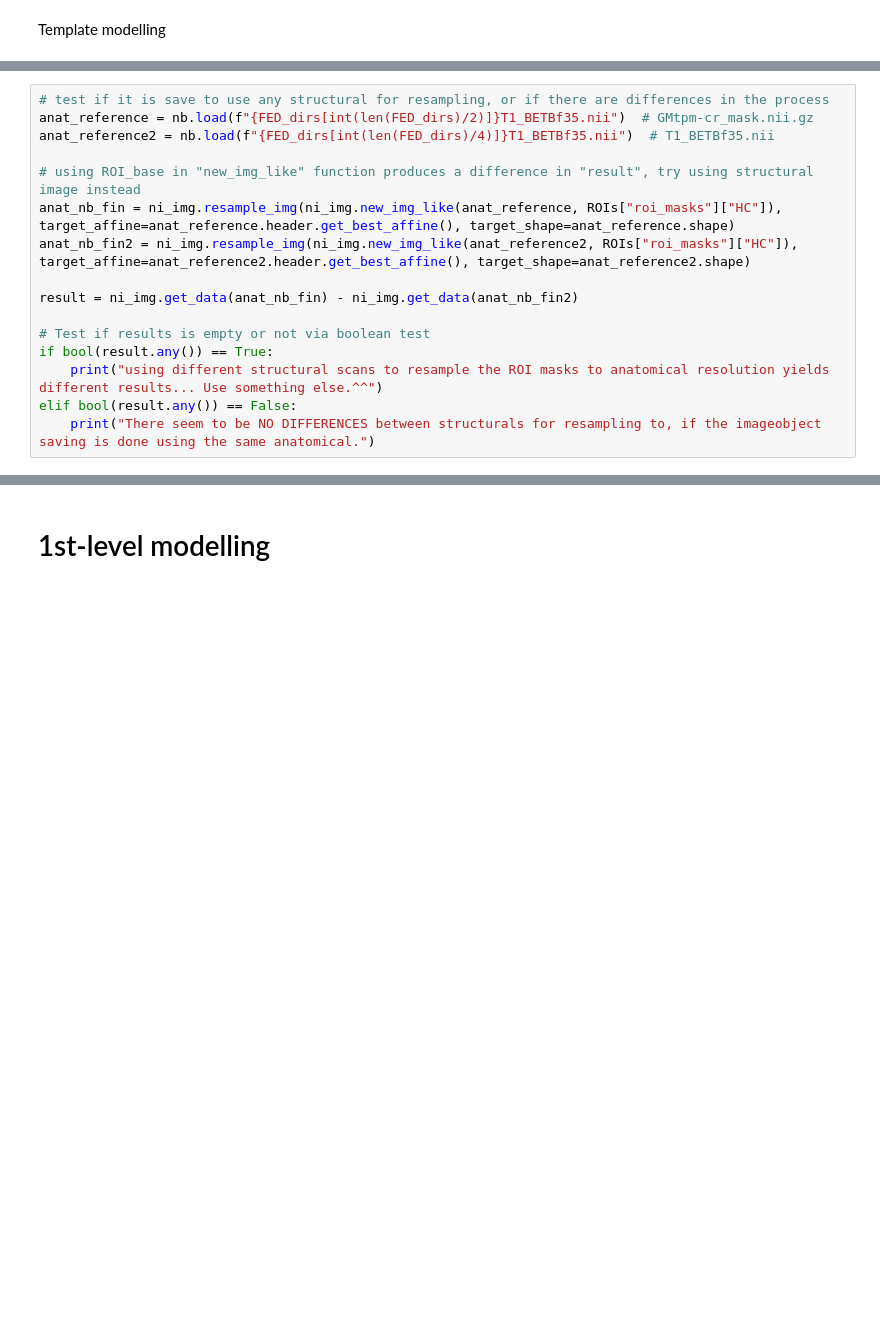
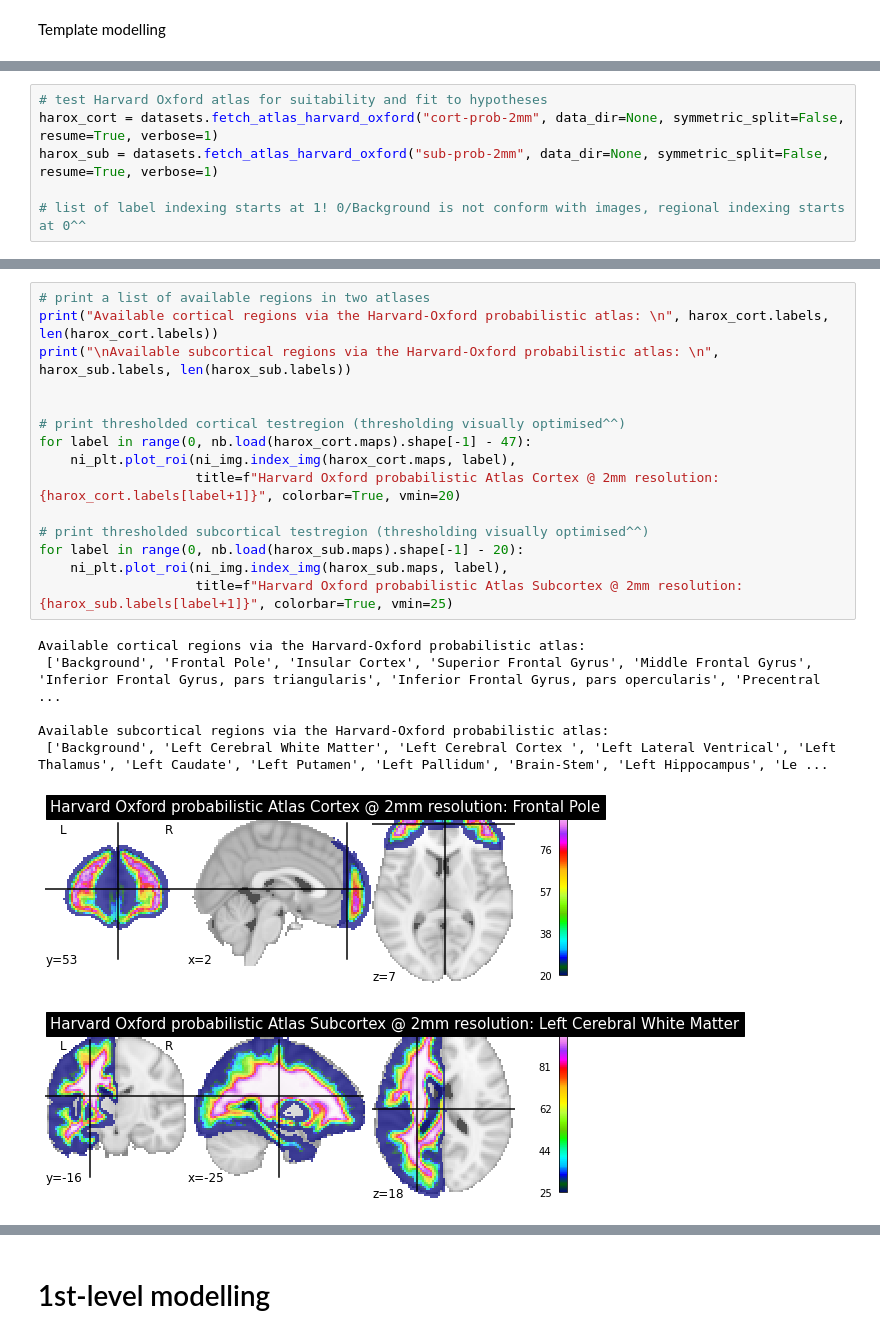
Before and after one commit to MartinHochheimer/FED_AZ_201516, a Jupyter notebook: data_funclib_scripts_exec/fMRI_1stlevel.ipynb, the cells around one changed output, grey strips where cells are left out. Saved outputs shown, nothing was run; the diff lists cells and outputs as text; blank space fills up the shorter version.

```diff
--- a/data_funclib_scripts_exec/fMRI_1stlevel.ipynb
+++ b/data_funclib_scripts_exec/fMRI_1stlevel.ipynb
@@ -160,16 +92,0 @@ The original data shape has been preserved during Mask-template creation for the
-# %%
-# test if it is save to use any structural for resampling, or if there are differences in the process
-anat_reference = nb.load(f"{FED_dirs[int(len(FED_dirs)/2)]}T1_BETBf35.nii")  # GMtpm-cr_mask.nii.gz
-anat_reference2 = nb.load(f"{FED_dirs[int(len(FED_dirs)/4)]}T1_BETBf35.nii")  # T1_BETBf35.nii
-
-# using ROI_base in "new_img_like" function produces a difference in "result", try using structural image instead
-anat_nb_fin = ni_img.resample_img(ni_img.new_img_like(anat_reference, ROIs["roi_masks"]["HC"]), target_affine=anat_reference.header.get_best_affine(), target_shape=anat_reference.shape)
-anat_nb_fin2 = ni_img.resample_img(ni_img.new_img_like(anat_reference2, ROIs["roi_masks"]["HC"]), target_affine=anat_reference2.header.get_best_affine(), target_shape=anat_reference2.shape)
-
-result = ni_img.get_data(anat_nb_fin) - ni_img.get_data(anat_nb_fin2)
-
-# Test if results is empty or not via boolean test
-if bool(result.any()) == True:
-    print("using different structural scans to resample the ROI masks to anatomical resolution yields different results... Use something else.^^")
-elif bool(result.any()) == False:
-    print("There seem to be NO DIFFERENCES between structurals for resampling to, if the imageobject saving is done using the same anatomical.")
@@ -241,0 +93,6 @@ flirt -in /fMRI/MNI_templates/HC_roimask_group.nii.gz -ref /fMRI/FED007/T1_BETBf
+# %%
+# test Harvard Oxford atlas for suitability and fit to hypotheses
+harox_cort = datasets.fetch_atlas_harvard_oxford("cort-prob-2mm", data_dir=None, symmetric_split=False, resume=True, verbose=1)
+harox_sub = datasets.fetch_atlas_harvard_oxford("sub-prob-2mm", data_dir=None, symmetric_split=False, resume=True, verbose=1)
+
+# list of label indexing starts at 1! 0/Background is not conform with images, regional indexing starts at 0^^
@@ -241,0 +105,23 @@ flirt -in /fMRI/MNI_templates/HC_roimask_group.nii.gz -ref /fMRI/FED007/T1_BETBf
+# %%
+# print a list of available regions in two atlases
+print("Available cortical regions via the Harvard-Oxford probabilistic atlas: \n", harox_cort.labels, len(harox_cort.labels))
+print("\nAvailable subcortical regions via the Harvard-Oxford probabilistic atlas: \n", harox_sub.labels, len(harox_sub.labels))
+
+
+# print thresholded cortical testregion (thresholding visually optimised^^)
+for label in range(0, nb.load(harox_cort.maps).shape[-1] - 47):
+    ni_plt.plot_roi(ni_img.index_img(harox_cort.maps, label),
+                    title=f"Harvard Oxford probabilistic Atlas Cortex @ 2mm resolution: {harox_cort.labels[label+1]}", colorbar=True, vmin=20)
+
+# print thresholded subcortical testregion (thresholding visually optimised^^)
+for label in range(0, nb.load(harox_sub.maps).shape[-1] - 20):
+    ni_plt.plot_roi(ni_img.index_img(harox_sub.maps, label),
+                    title=f"Harvard Oxford probabilistic Atlas Subcortex @ 2mm resolution: {harox_sub.labels[label+1]}", colorbar=True, vmin=25)
+# %% [output]
+Available cortical regions via the Harvard-Oxford probabilistic atlas:
+ ['Background', 'Frontal Pole', 'Insular Cortex', 'Superior Frontal Gyrus', 'Middle Frontal Gyrus', 'Inferior Frontal Gyrus, pars triangularis', 'Inferior Frontal Gyrus, pars opercularis', 'Precentral ...
+
+Available subcortical regions via the Harvard-Oxford probabilistic atlas:
+ ['Background', 'Left Cerebral White Matter', 'Left Cerebral Cortex ', 'Left Lateral Ventrical', 'Left Thalamus', 'Left Caudate', 'Left Putamen', 'Left Pallidum', 'Brain-Stem', 'Left Hippocampus', 'Le ...
+[figure, added]
+[figure, added]
```
Also changed, not shown: parts of 14 cells of this notebook, 1 other file.
